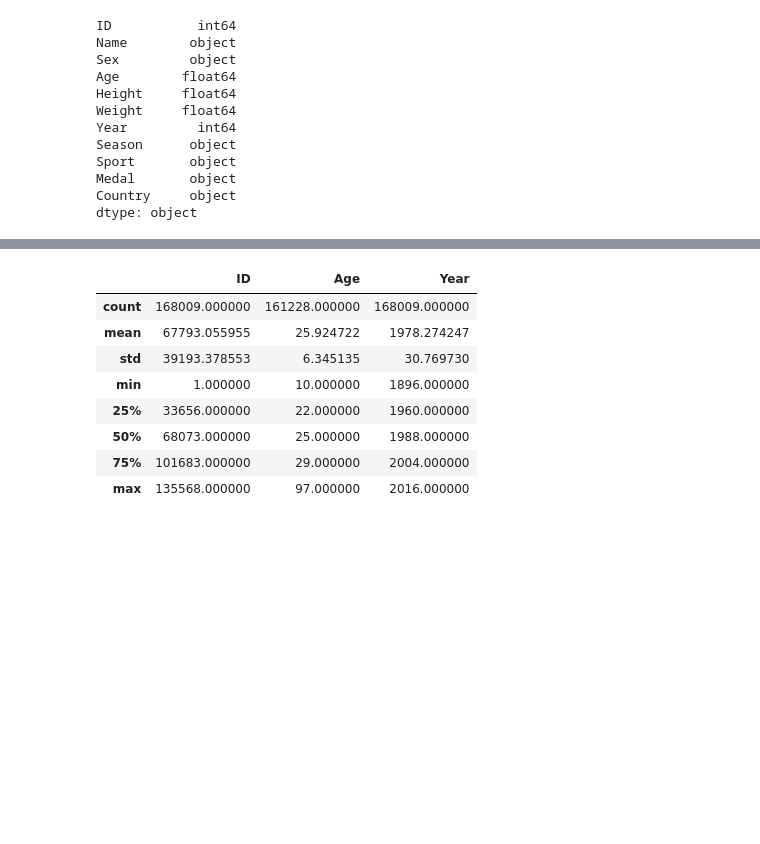
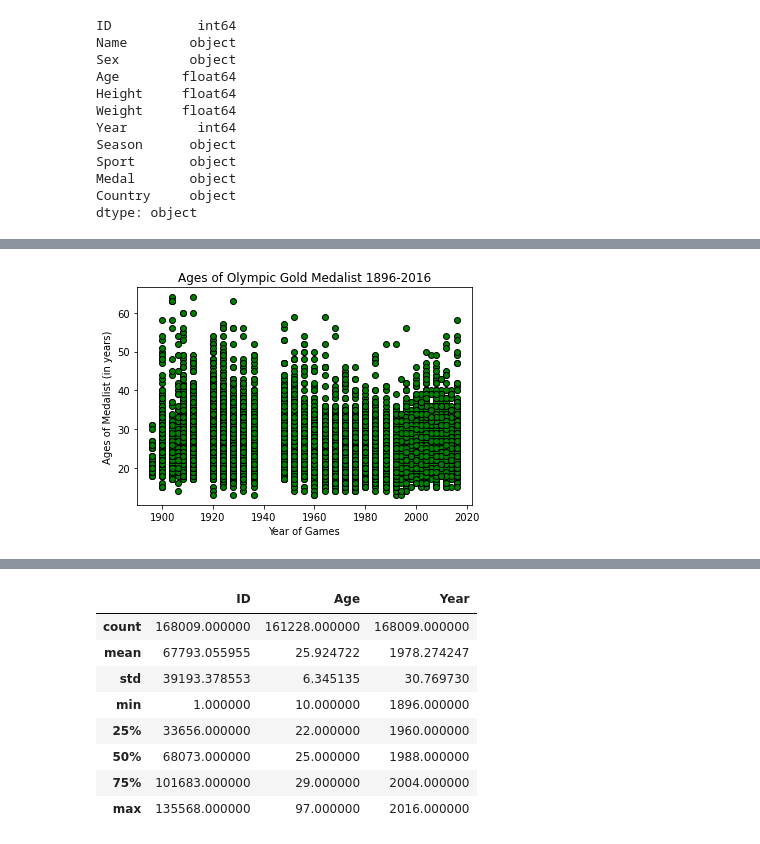
Before and after one commit to sissa81/project1, a Jupyter notebook: olympics.ipynb, the cells around one changed output, grey strips where cells are left out. Drawn from its saved outputs; the diff is of its cells as text; code cells hidden in the pictures; blank space fills up the shorter version.

```diff
--- a/olympics.ipynb
+++ b/olympics.ipynb
@@ -100,0 +113,12 @@ ages_winners_df.head()
+# %%
+# Look at only gold medalist
+ages_gold_df = ages_winners_df[winners_df["Medal"] == "Gold"]
+
+# Create scatter plot to look at ages of Gold medal winners over the years
+plt.title("Ages of Olympic Gold Medalist 1896-2016")
+plt.xlabel("Year of Games")
+plt.ylabel("Ages of Medalist (in years)")
+plt.scatter(ages_gold_df["Year"], ages_gold_df["Age"], marker ="o", facecolors="green", edgecolors="black")
+plt.show()
+# %% [output]
+[figure, added]
```
Also changed, not shown: parts of 6 cells of this notebook.
